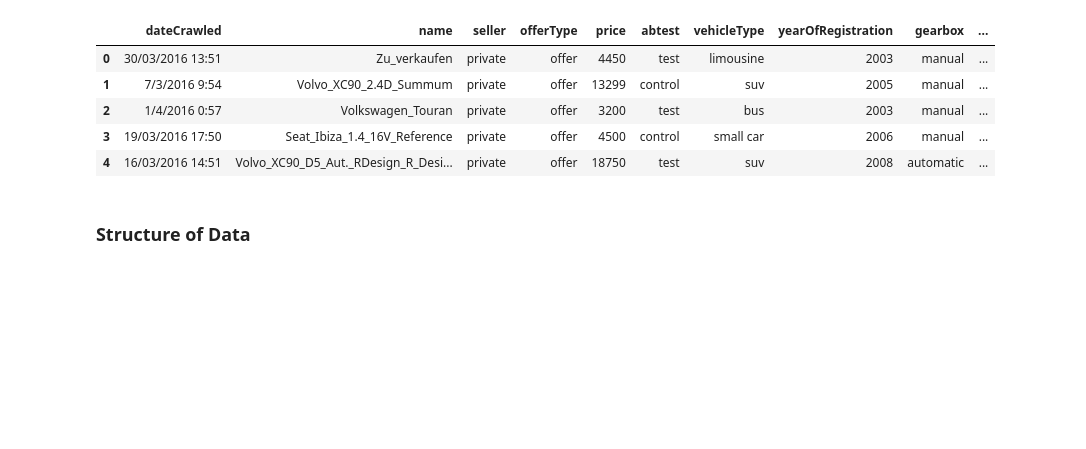
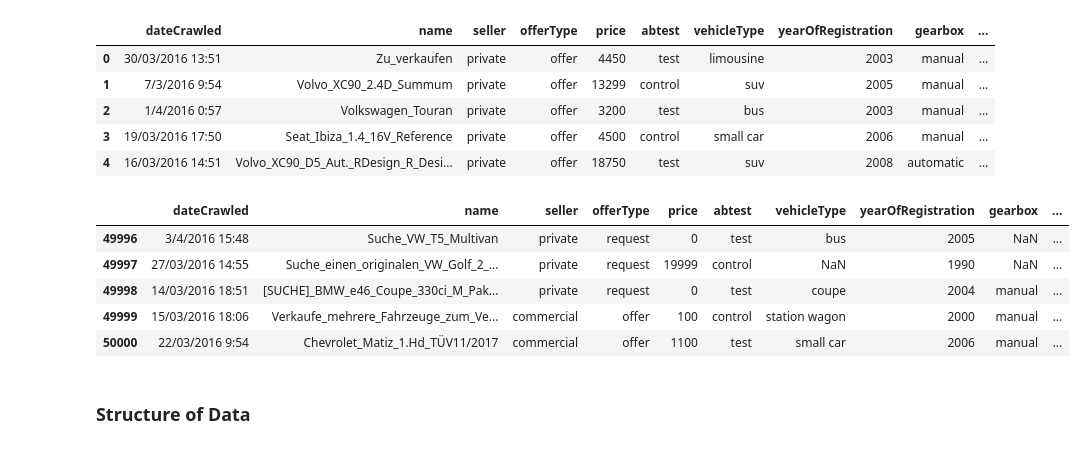
Before and after one commit to aditih6/Pre_owned_cars_price, a Jupyter notebook: Predicting the price of pre-owned cars.ipynb, the cells around one changed output. Cells and saved outputs as stored; diff of their text form; code cells hidden in the pictures; blank space fills up the shorter version.

```diff
--- a/Predicting the price of pre-owned cars.ipynb
+++ b/Predicting the price of pre-owned cars.ipynb
@@ -30,6 +30,15 @@ cars.head()
 | 2 | 1/4/2016 0:57 | Volkswagen_Touran | private | offer | 3200 | test | bus | 2003 | manual | ... |
 | 3 | 19/03/2016 17:50 | Seat_Ibiza_1.4_16V_Reference | private | offer | 4500 | control | small car | 2006 | manual | ... |
 | 4 | 16/03/2016 14:51 | Volvo_XC90_D5_Aut._RDesign_R_Desi... | private | offer | 18750 | test | suv | 2008 | automatic | ... |
+# %%
+cars.tail()
+# %% [output]
+|  | dateCrawled | name | seller | offerType | price | abtest | vehicleType | yearOfRegistration | gearbox | ... |
+| 49996 | 3/4/2016 15:48 | Suche_VW_T5_Multivan | private | request | 0 | test | bus | 2005 | NaN | ... |
+| 49997 | 27/03/2016 14:55 | Suche_einen_originalen_VW_Golf_2_... | private | request | 19999 | control | NaN | 1990 | NaN | ... |
+| 49998 | 14/03/2016 18:51 | [SUCHE]_BMW_e46_Coupe_330ci_M_Pak... | private | request | 0 | test | coupe | 2004 | manual | ... |
+| 49999 | 15/03/2016 18:06 | Verkaufe_mehrere_Fahrzeuge_zum_Ve... | commercial | offer | 100 | control | station wagon | 2000 | manual | ... |
+| 50000 | 22/03/2016 9:54 | Chevrolet_Matiz_1.Hd_TÜV11/2017 | commercial | offer | 1100 | test | small car | 2006 | manual | ... |
 # %% [markdown]
 ### Structure of Data
 # %%
```
Also changed, not shown: parts of 50 cells of this notebook.
